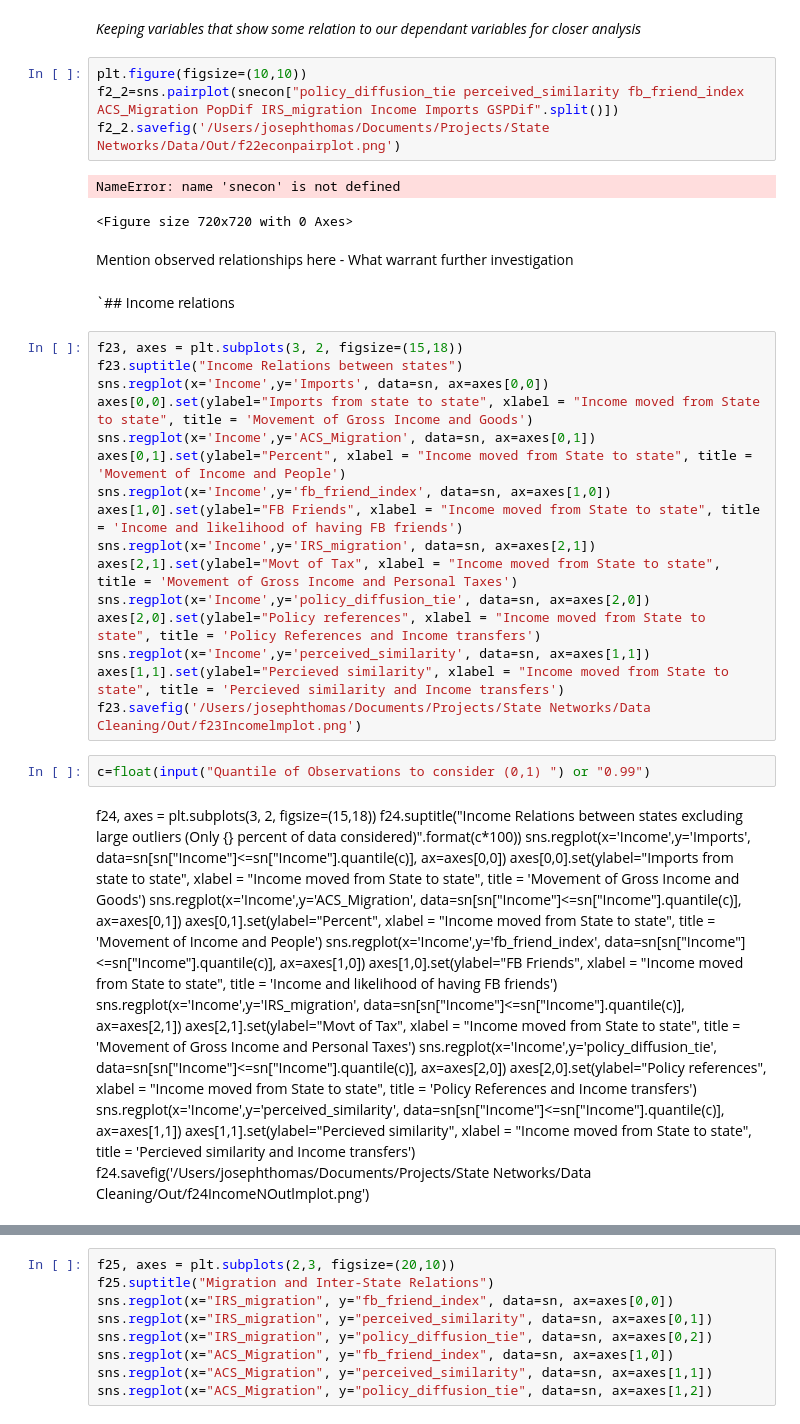
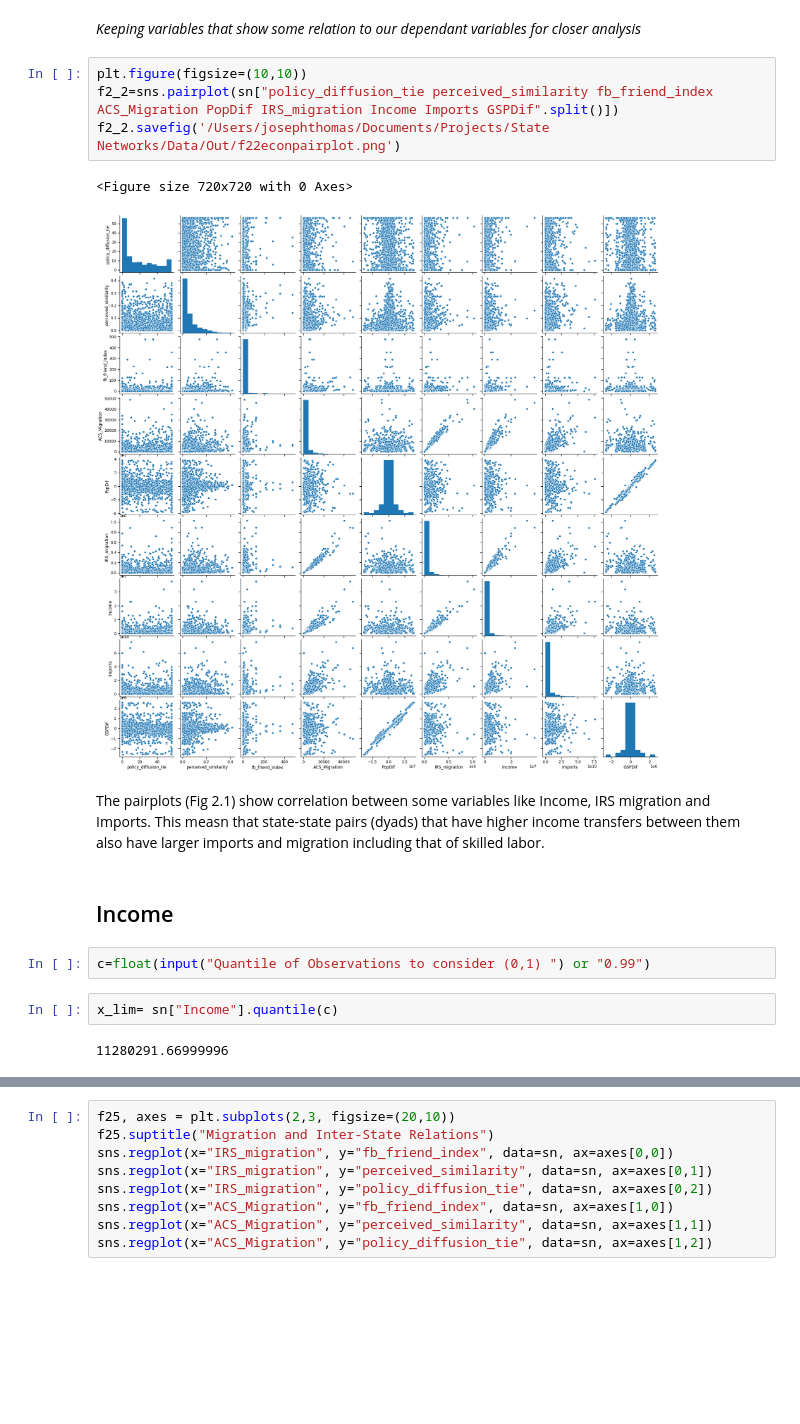
Before and after one commit to josepht47/assessing-state-networks-in-usa, a Jupyter notebook: State-Networks-Code.ipynb, the cells around one changed output, grey strips where cells are left out. Saved outputs shown, nothing was run; the diff lists cells and outputs as text; blank space fills up the shorter version.

```diff
--- a/State-Networks-Code.ipynb
+++ b/State-Networks-Code.ipynb
@@ -473,46 +574,18 @@ f21.savefig('/Users/josephthomas/Documents/Projects/State Networks/Data/Out/f21e
 *Keeping variables that show some relation to our dependant variables for closer analysis*
 # %%
 plt.figure(figsize=(10,10))
-f2_2=sns.pairplot(snecon["policy_diffusion_tie perceived_similarity fb_friend_index ACS_Migration PopDif IRS_migration Income Imports GSPDif".split()])
+f2_2=sns.pairplot(sn["policy_diffusion_tie perceived_similarity fb_friend_index ACS_Migration PopDif IRS_migration Income Imports GSPDif".split()])
 f2_2.savefig('/Users/josephthomas/Documents/Projects/State Networks/Data/Out/f22econpairplot.png')
 # %% [output]
-NameError: name 'snecon' is not defined
+<Figure size 720x720 with 0 Axes>
-<Figure size 720x720 with 0 Axes>
+[figure, added]
-# %% [markdown]
-Mention observed relationships here - What warrant further investigation
+# %% [markdown]
+The pairplots (Fig 2.1) show correlation between some variables like Income, IRS migration and Imports. This measn that state-state pairs (dyads) that have higher income transfers between them also have larger imports and migration including that of skilled labor.
 # %% [markdown]
-`## Income relations
+## Income
-# %%
-f23, axes = plt.subplots(3, 2, figsize=(15,18))
-f23.suptitle("Income Relations between states")
-sns.regplot(x='Income',y='Imports', data=sn, ax=axes[0,0])
-axes[0,0].set(ylabel="Imports from state to state", xlabel = "Income moved from State to state", title = 'Movement of Gross Income and Goods')
-sns.regplot(x='Income',y='ACS_Migration', data=sn, ax=axes[0,1])
-axes[0,1].set(ylabel="Percent", xlabel = "Income moved from State to state", title = 'Movement of Income and People')
-sns.regplot(x='Income',y='fb_friend_index', data=sn, ax=axes[1,0])
-axes[1,0].set(ylabel="FB Friends", xlabel = "Income moved from State to state", title = 'Income and likelihood of having FB friends')
-sns.regplot(x='Income',y='IRS_migration', data=sn, ax=axes[2,1])
-axes[2,1].set(ylabel="Movt of Tax", xlabel = "Income moved from State to state", title = 'Movement of Gross Income and Personal Taxes')
-sns.regplot(x='Income',y='policy_diffusion_tie', data=sn, ax=axes[2,0])
-axes[2,0].set(ylabel="Policy references", xlabel = "Income moved from State to state", title = 'Policy References and Income transfers')
-sns.regplot(x='Income',y='perceived_similarity', data=sn, ax=axes[1,1])
-axes[1,1].set(ylabel="Percieved similarity", xlabel = "Income moved from State to state", title = 'Percieved similarity and Income transfers')
-f23.savefig('/Users/josephthomas/Documents/Projects/State Networks/Data Cleaning/Out/f23Incomelmplot.png')
 # %%
 c=float(input("Quantile of Observations to consider (0,1) ") or "0.99")
-# %% [markdown]
-f24, axes = plt.subplots(3, 2, figsize=(15,18))
-f24.suptitle("Income Relations between states excluding large outliers (Only {} percent of data considered)".format(c*100))
-sns.regplot(x='Income',y='Imports', data=sn[sn["Income"]<=sn["Income"].quantile(c)], ax=axes[0,0])
-axes[0,0].set(ylabel="Imports from state to state", xlabel = "Income moved from State to state", title = 'Movement of Gross Income and Goods')
-sns.regplot(x='Income',y='ACS_Migration', data=sn[sn["Income"]<=sn["Income"].quantile(c)], ax=axes[0,1])
-axes[0,1].set(ylabel="Percent", xlabel = "Income moved from State to state", title = 'Movement of Income and People')
-sns.regplot(x='Income',y='fb_friend_index', data=sn[sn["Income"]<=sn["Income"].quantile(c)], ax=axes[1,0])
-axes[1,0].set(ylabel="FB Friends", xlabel = "Income moved from State to state", title = 'Income and likelihood of having FB friends')
-sns.regplot(x='Income',y='IRS_migration', data=sn[sn["Income"]<=sn["Income"].quantile(c)], ax=axes[2,1])
-axes[2,1].set(ylabel="Movt of Tax", xlabel = "Income moved from State to state", title = 'Movement of Gross Income and Personal Taxes')
-sns.regplot(x='Income',y='policy_diffusion_tie', data=sn[sn["Income"]<=sn["Income"].quantile(c)], ax=axes[2,0])
-axes[2,0].set(ylabel="Policy references", xlabel = "Income moved from State to state", title = 'Policy References and Income transfers')
-sns.regplot(x='Income',y='perceived_similarity', data=sn[sn["Income"]<=sn["Income"].quantile(c)], ax=axes[1,1])
-axes[1,1].set(ylabel="Percieved similarity", xlabel = "Income moved from State to state", title = 'Percieved similarity and Income transfers')
-f24.savefig('/Users/josephthomas/Documents/Projects/State Networks/Data Cleaning/Out/f24IncomeNOutlmplot.png')
+# %%
+x_lim= sn["Income"].quantile(c)
+# %% [output]
+11280291.66999996
```
Also changed, not shown: parts of 18 cells of this notebook.
